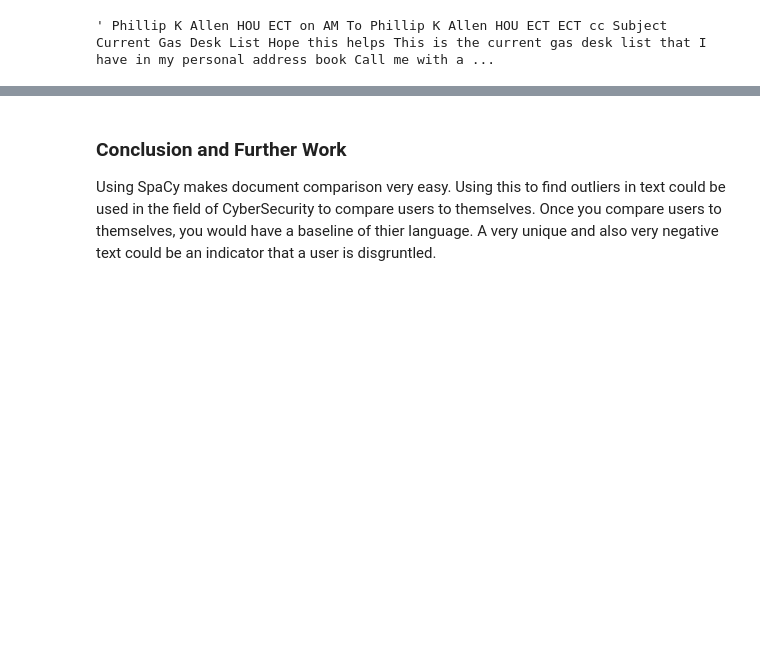
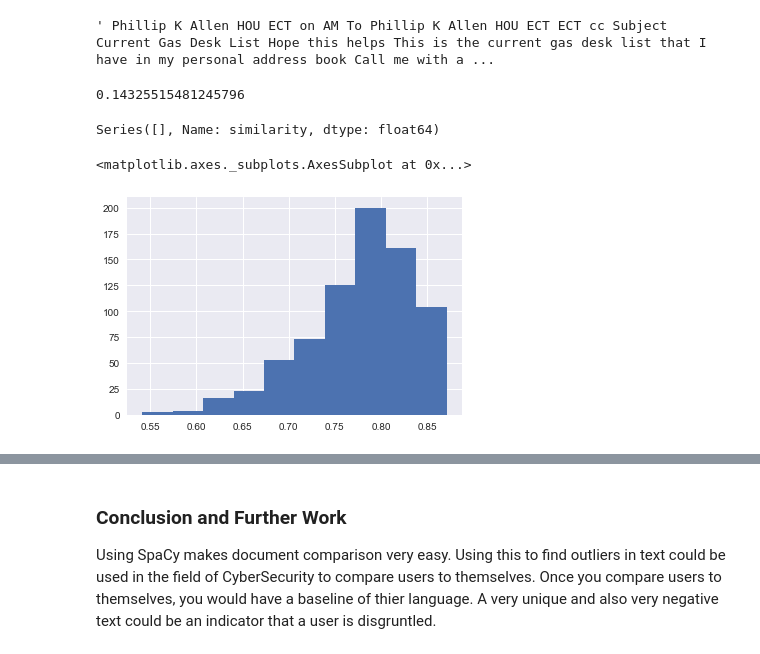
Before and after one commit to perlgirl2002/Capstone, a Jupyter notebook: UnsupervisedCapstoneFinal.ipynb, the cells around one changed output, grey strips where cells are left out. Cells and saved outputs as stored; diff of their text form; code cells hidden in the pictures; blank space fills up the shorter version.

```diff
--- a/UnsupervisedCapstoneFinal.ipynb
+++ b/UnsupervisedCapstoneFinal.ipynb
@@ -167,2 +157,17 @@ all_documents.iloc[987314]['text2']
 # %% [output]
 ' Phillip K Allen HOU ECT on AM To Phillip K Allen HOU ECT ECT cc Subject Current Gas Desk List Hope this helps This is the current gas desk list that I have in my personal address book Call me with a ...
+# %%
+all_documents.iloc[190491]['similarity']
+# %% [output]
+0.14325515481245796
+# %%
+result = all_documents.groupby(['text']).similarity.mean()
+# %%
+result[result < 0.2]
+# %% [output]
+Series([], Name: similarity, dtype: float64)
+# %%
+pd.Series(result.values).hist()
+# %% [output]
+<matplotlib.axes._subplots.AxesSubplot at 0x...>
+[figure, added]
```
Also changed, not shown: parts of 17 cells of this notebook.
